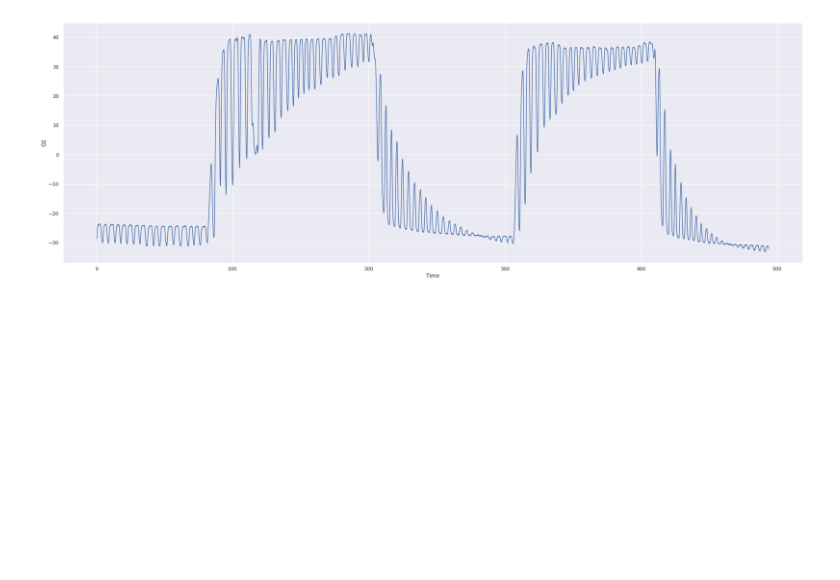
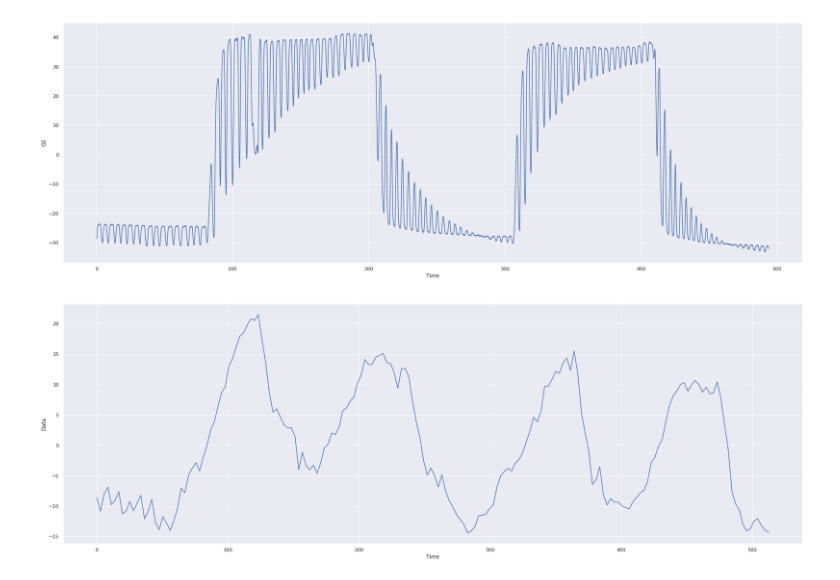
Before and after one commit to jacek257/Project-Chocolate, a Jupyter notebook: Jupyter/View_plots.ipynb, the cells around one changed output. Cells and saved outputs as stored; diff of their text form; code cells hidden in the pictures; blank space fills up the shorter version.

```diff
--- a/Jupyter/View_plots.ipynb
+++ b/Jupyter/View_plots.ipynb
@@ -47,3 +47,13 @@ sns.lineplot(x='Time', y='O2', data=endTidal)
 plt.show()
 # %% [output]
 [figure]
+# %%
+meants_path = '/home/ke/Desktop/all_bold/SH001_20161213_edits.txt'
+# %%
+meants_df = pd.read_csv(meants_path, sep='\t|,', header=None, usecols=[0, 1], index_col=False, engine='python')
+meants_df = meants_df.rename(columns={0 : 'Time',
+                                      1 : 'Data'})
+sns.lineplot(x='Time', y='Data', data=meants_df)
+plt.show()
+# %% [output]
+[figure, added]
```
Also changed, not shown: 5 other files.
